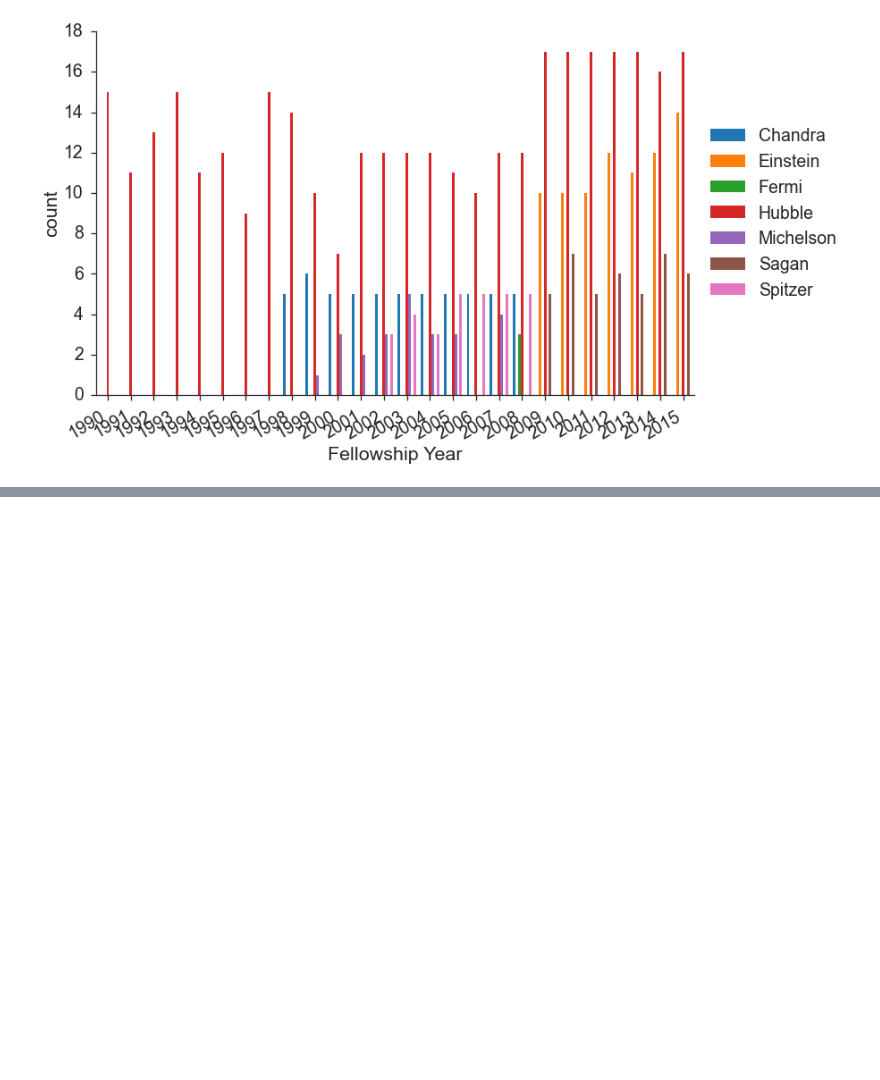
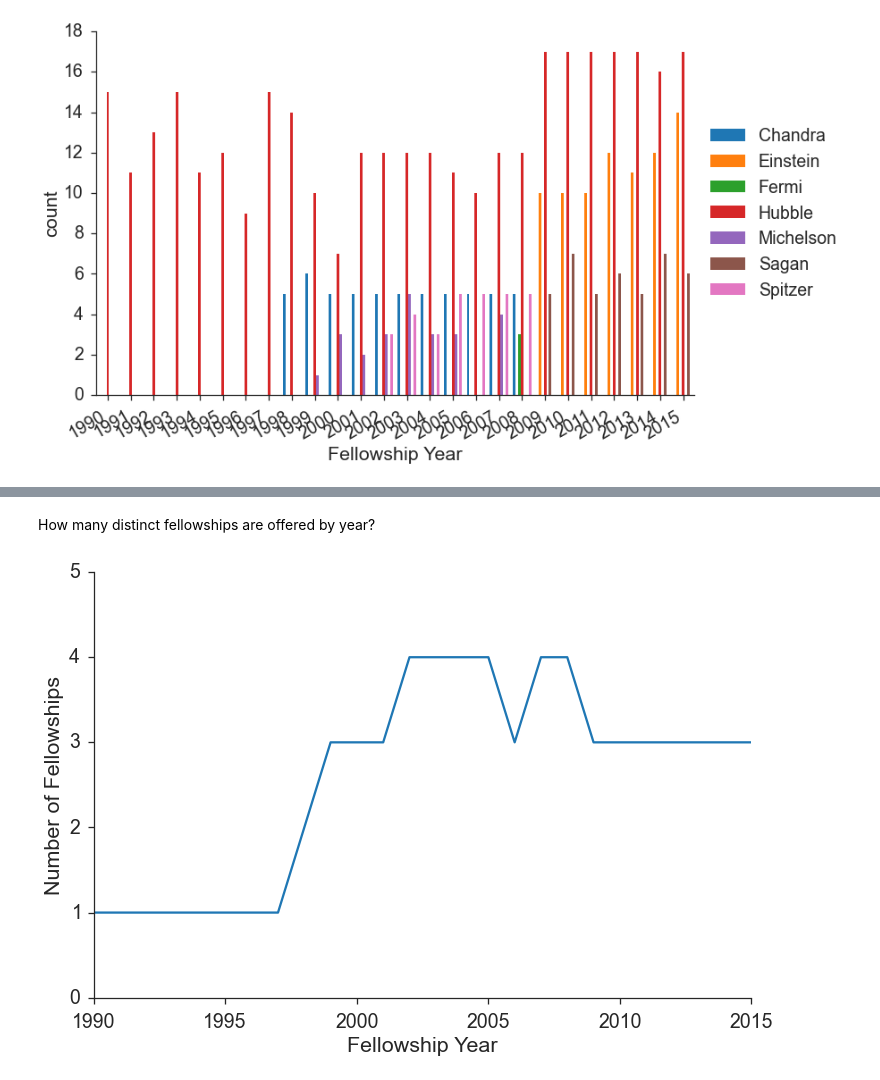
Before and after one commit to granttremblay/prize_fellow_careers, a Jupyter notebook: prize_fellow_careers.ipynb, the cells around one changed output, grey strips where cells are left out. Saved outputs shown, nothing was run; the diff lists cells and outputs as text; code cells hidden in the pictures; blank space fills up the shorter version.

```diff
--- a/prize_fellow_careers.ipynb
+++ b/prize_fellow_careers.ipynb
@@ -68,0 +85,16 @@ fig.autofmt_xdate()
+# %% [markdown]
+How many distinct fellowships are offered by year?
+# %%
+grp = df.groupby('Fellowship Year')
+n_fellowships = []
+years = []
+for yr, group in grp:
+    years.append(yr)
+    n_fellowships.append(len(set(group['Fellowship'])))
+plt.plot(years,n_fellowships)
+plt.ylim(0,5)
+plt.xlabel("Fellowship Year")
+plt.ylabel("Number of Fellowships")
+sns.despine()
+# %% [output]
+[figure, added]
```
Also changed, not shown: parts of 16 cells of this notebook, 1 other file.
